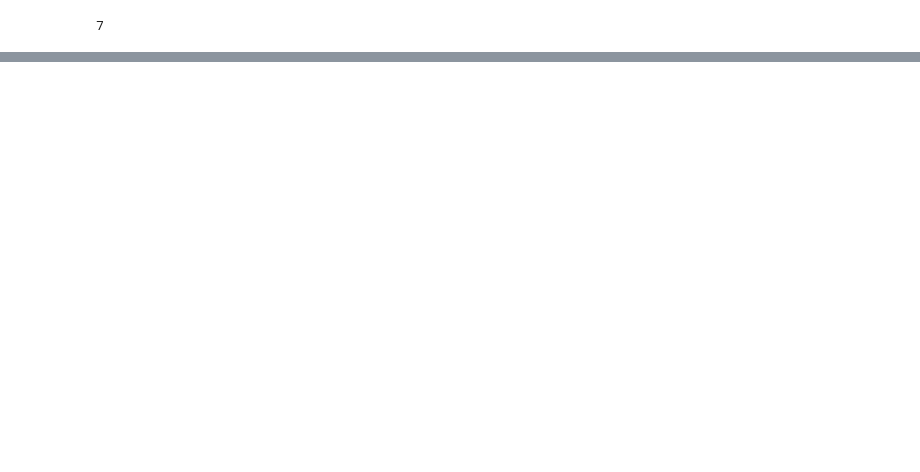
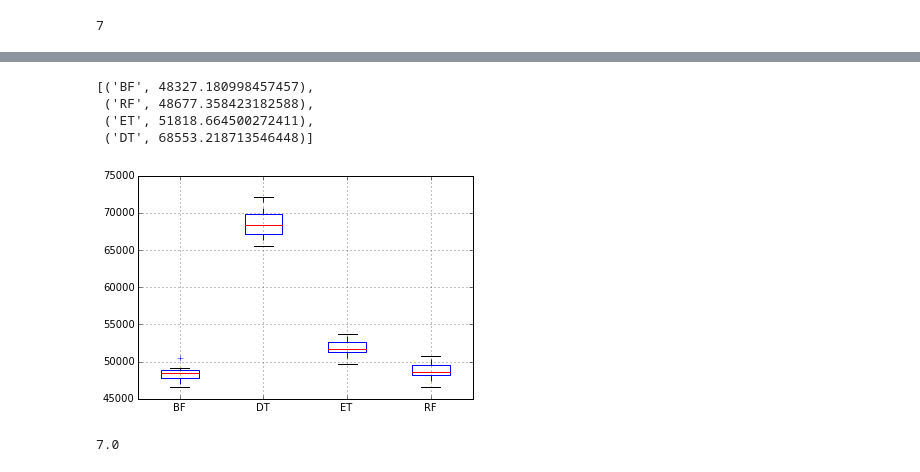
Before and after one commit to TaddyLab/bayesian-forest, a Jupyter notebook: bayesforest.ipynb, the cells around one changed output, grey strips where cells are left out. Drawn from its saved outputs; the diff is of its cells as text; code cells hidden in the pictures; blank space fills up the shorter version.

```diff
--- a/bayesforest.ipynb
+++ b/bayesforest.ipynb
@@ -498,0 +309,57 @@ sorted(mrmse, key=lambda x: x[1])
+# %%
+ne = 100
+msl = 1
+RMSE = {key: [] for key in ['DT','RF','ET','BF']}
+
+from sklearn.cross_validation import KFold
+kf = KFold(len(yh), n_folds=10,shuffle=True,random_state=5807)
+## output for bart
+import os
+os.makedirs("data/cafolds", exist_ok=True)
+k=0
+for train, test in kf:
+    np.savetxt("data/cafolds/%d.txt"%k,test,fmt='%d')
+    k+=1
+
+## run our loop
+for train, test in kf:
+
+    ### data
+    Xtrain = Xh.iloc[train].values
+    Xtest = Xh.iloc[test].values
+    y = yh[train]
+    f = yh[test]
+
+    #DT
+    dt = tree.DecisionTreeRegressor(min_samples_leaf=msl)
+    dt.fit(Xtrain,y)
+    dtp = dt.predict(Xtest)
+    RMSE['DT'] += [rmse(f,dtp)]
+
+    #RF
+    rf = ensemble.RandomForestRegressor(n_estimators=ne,min_samples_leaf=msl,n_jobs=4)
+    rf.fit(Xtrain,y)
+    rfp = rf.predict(Xtest)
+    RMSE['RF'] += [rmse(f,rfp)]
+
+    #ET
+    et = ensemble.ExtraTreesRegressor(n_estimators=ne,min_samples_leaf=msl,n_jobs=4)
+    et.fit(Xtrain,y)
+    etp = et.predict(Xtest)
+    RMSE['ET'] += [rmse(f,etp)]
+
+    #BF
+    bf = ensemble.RandomForestRegressor(n_estimators=ne,bootstrap=2,
+                                        min_weight_fraction_leaf=1e-4, n_jobs=4)
+    %time bf.fit(Xtrain,y)
+    bfp = bf.predict(Xtest)
+    RMSE['BF'] += [rmse(f,bfp)]
+
+RMSE = pd.DataFrame(RMSE)
+RMSE.boxplot(return_type='axes')
+
+print()
+from operator import itemgetter
+mrmse = [ (mod,np.mean(RMSE[mod])) for mod in RMSE]
+sorted(mrmse, key=lambda x: x[1])
+# %% [output]
@@ -498,0 +386,10 @@ sorted(mrmse, key=lambda x: x[1])
+[('BF', 48327.180998457457),
+ ('RF', 48677.358423182588),
+ ('ET', 51818.664500272411),
+ ('DT', 68553.218713546448)]
+[figure, added]
+# %%
+err= {a:b for (a,b) in mrmse}
+round((err['ET']-err['BF'])/err['BF']*100)
+# %% [output]
+7.0
```
Also changed, not shown: parts of 47 cells of this notebook, 4 other files.
